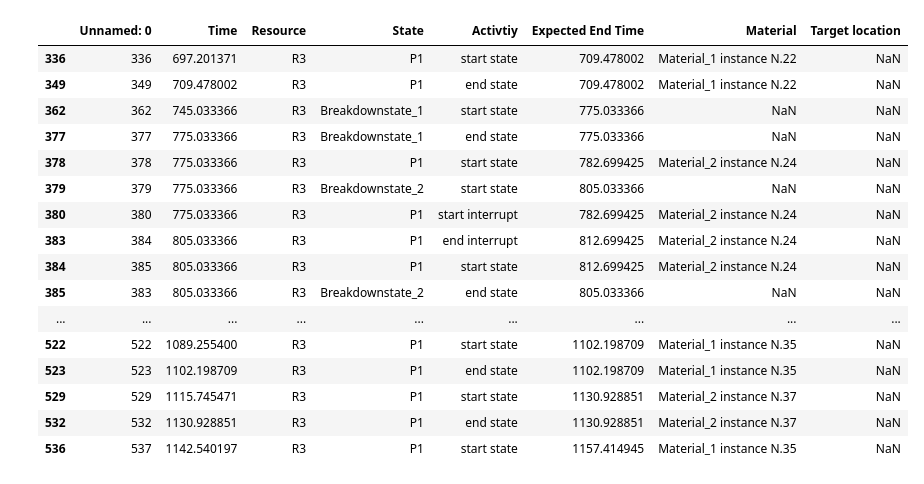
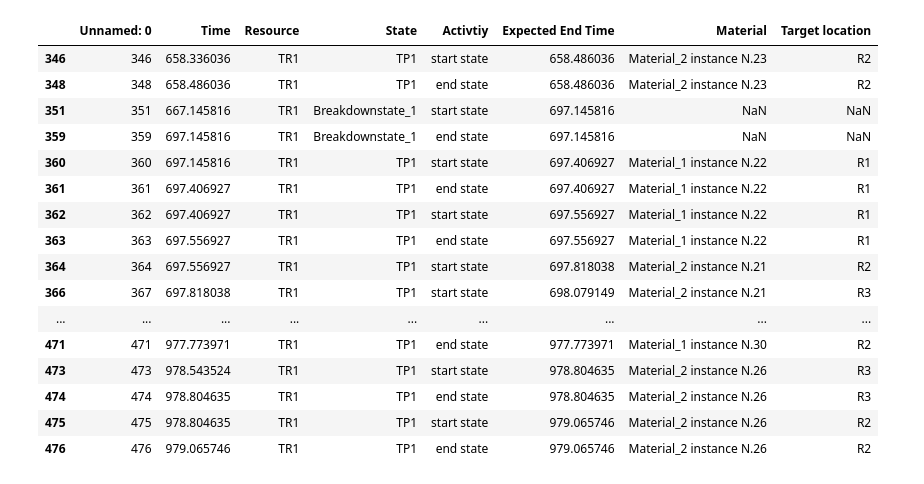
Before and after one commit to sdm4fzi/prodsys, a Jupyter notebook: Untitled.ipynb, the cells around one changed output. Cells and saved outputs as stored; diff of their text form; code cells hidden in the pictures.

```diff
--- a/Untitled.ipynb
+++ b/Untitled.ipynb
@@ -44,20 +45,20 @@ df.loc[df['Material'] == "Material_2 instance N.26"]
 # %%
-df.loc[df['Resource'] == "R3"][60::].head(50)
+df.loc[df['Resource'] == "TR1"][180::].head(50)
 # %% [output]
 |  | Unnamed: 0 | Time | Resource | State | Activtiy | Expected End Time | Material | Target location |
-| 336 | 336 | 697.201371 | R3 | P1 | start state | 709.478002 | Material_1 instance N.22 | NaN |
-| 349 | 349 | 709.478002 | R3 | P1 | end state | 709.478002 | Material_1 instance N.22 | NaN |
-| 362 | 362 | 745.033366 | R3 | Breakdownstate_1 | start state | 775.033366 | NaN | NaN |
-| 377 | 377 | 775.033366 | R3 | Breakdownstate_1 | end state | 775.033366 | NaN | NaN |
-| 378 | 378 | 775.033366 | R3 | P1 | start state | 782.699425 | Material_2 instance N.24 | NaN |
-| 379 | 379 | 775.033366 | R3 | Breakdownstate_2 | start state | 805.033366 | NaN | NaN |
-| 380 | 380 | 775.033366 | R3 | P1 | start interrupt | 782.699425 | Material_2 instance N.24 | NaN |
-| 383 | 384 | 805.033366 | R3 | P1 | end interrupt | 812.699425 | Material_2 instance N.24 | NaN |
-| 384 | 385 | 805.033366 | R3 | P1 | start state | 812.699425 | Material_2 instance N.24 | NaN |
-| 385 | 383 | 805.033366 | R3 | Breakdownstate_2 | end state | 805.033366 | NaN | NaN |
+| 346 | 346 | 658.336036 | TR1 | TP1 | start state | 658.486036 | Material_2 instance N.23 | R2 |
+| 348 | 348 | 658.486036 | TR1 | TP1 | end state | 658.486036 | Material_2 instance N.23 | R2 |
+| 351 | 351 | 667.145816 | TR1 | Breakdownstate_1 | start state | 697.145816 | NaN | NaN |
+| 359 | 359 | 697.145816 | TR1 | Breakdownstate_1 | end state | 697.145816 | NaN | NaN |
+| 360 | 360 | 697.145816 | TR1 | TP1 | start state | 697.406927 | Material_1 instance N.22 | R1 |
+| 361 | 361 | 697.406927 | TR1 | TP1 | end state | 697.406927 | Material_1 instance N.22 | R1 |
+| 362 | 362 | 697.406927 | TR1 | TP1 | start state | 697.556927 | Material_1 instance N.22 | R1 |
+| 363 | 363 | 697.556927 | TR1 | TP1 | end state | 697.556927 | Material_1 instance N.22 | R1 |
+| 364 | 364 | 697.556927 | TR1 | TP1 | start state | 697.818038 | Material_2 instance N.21 | R2 |
+| 366 | 367 | 697.818038 | TR1 | TP1 | start state | 698.079149 | Material_2 instance N.21 | R3 |
 | ... | ... | ... | ... | ... | ... | ... | ... | ... |
-| 522 | 522 | 1089.255400 | R3 | P1 | start state | 1102.198709 | Material_1 instance N.35 | NaN |
-| 523 | 523 | 1102.198709 | R3 | P1 | end state | 1102.198709 | Material_1 instance N.35 | NaN |
-| 529 | 529 | 1115.745471 | R3 | P1 | start state | 1130.928851 | Material_2 instance N.37 | NaN |
-| 532 | 532 | 1130.928851 | R3 | P1 | end state | 1130.928851 | Material_2 instance N.37 | NaN |
-| 536 | 537 | 1142.540197 | R3 | P1 | start state | 1157.414945 | Material_1 instance N.35 | NaN |
+| 471 | 471 | 977.773971 | TR1 | TP1 | end state | 977.773971 | Material_1 instance N.30 | R2 |
+| 473 | 473 | 978.543524 | TR1 | TP1 | start state | 978.804635 | Material_2 instance N.26 | R3 |
+| 474 | 474 | 978.804635 | TR1 | TP1 | end state | 978.804635 | Material_2 instance N.26 | R3 |
+| 475 | 475 | 978.804635 | TR1 | TP1 | start state | 979.065746 | Material_2 instance N.26 | R2 |
+| 476 | 476 | 979.065746 | TR1 | TP1 | end state | 979.065746 | Material_2 instance N.26 | R2 |
```
Also changed, not shown: parts of 2 cells of this notebook, 4 other files.
